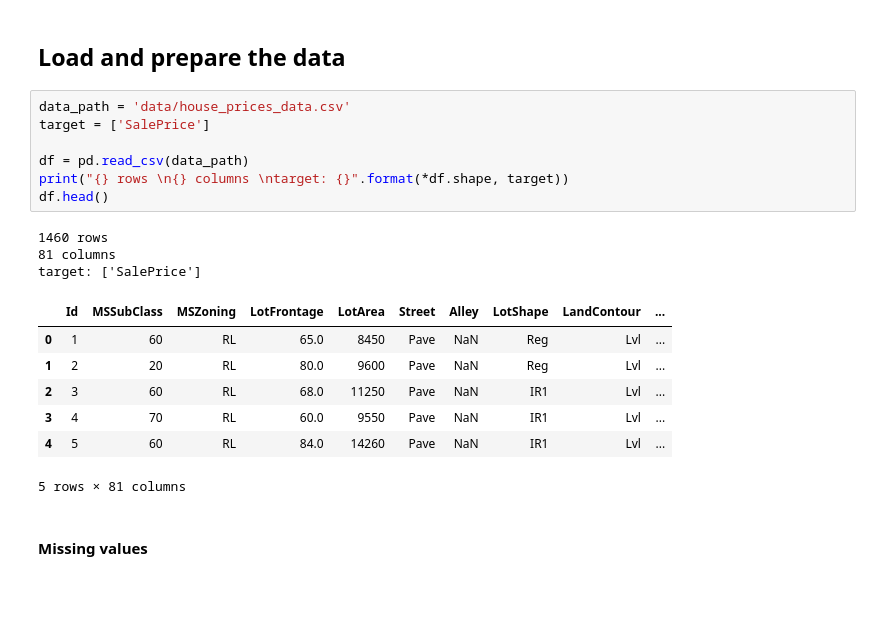
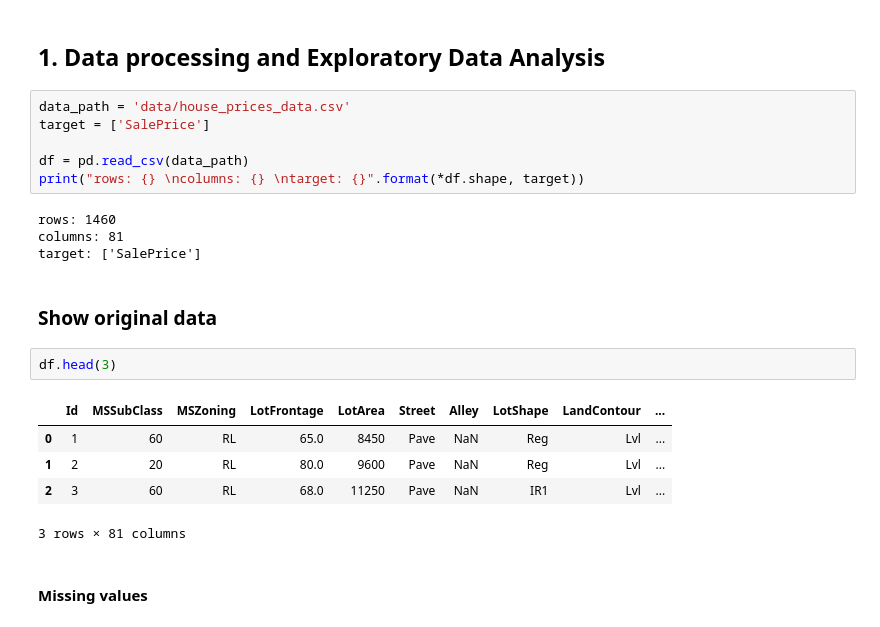
Before and after one commit to angelmtenor/data-science-keras, a Jupyter notebook: house_prices.ipynb, the cells around one changed output. Saved outputs shown, nothing was run; the diff lists cells and outputs as text; blank space fills up the shorter version.

```diff
--- a/house_prices.ipynb
+++ b/house_prices.ipynb
@@ -20,22 +23,24 @@ Using TensorFlow backend.
-# %% [markdown]
-## Load and prepare the data
+# %% [markdown]
+## 1. Data processing and Exploratory Data Analysis
 # %%
 data_path = 'data/house_prices_data.csv'
 target = ['SalePrice']
 
 df = pd.read_csv(data_path)
-print("{} rows \n{} columns \ntarget: {}".format(*df.shape, target))
-df.head()
+print("rows: {} \ncolumns: {} \ntarget: {}".format(*df.shape, target))
 # %% [output]
-1460 rows
-81 columns
+rows: 1460
+columns: 81
 target: ['SalePrice']
-|  | Id | MSSubClass | MSZoning | LotFrontage | LotArea | Street | Alley | LotShape | LandContour | ... |
-| 0 | 1 | 60 | RL | 65.0 | 8450 | Pave | NaN | Reg | Lvl | ... |
-| 1 | 2 | 20 | RL | 80.0 | 9600 | Pave | NaN | Reg | Lvl | ... |
-| 2 | 3 | 60 | RL | 68.0 | 11250 | Pave | NaN | IR1 | Lvl | ... |
-| 3 | 4 | 70 | RL | 60.0 | 9550 | Pave | NaN | IR1 | Lvl | ... |
-| 4 | 5 | 60 | RL | 84.0 | 14260 | Pave | NaN | IR1 | Lvl | ... |
-5 rows × 81 columns
+# %% [markdown]
+### Show original data
+# %%
+df.head(3)
+# %% [output]
+|  | Id | MSSubClass | MSZoning | LotFrontage | LotArea | Street | Alley | LotShape | LandContour | ... |
+| 0 | 1 | 60 | RL | 65.0 | 8450 | Pave | NaN | Reg | Lvl | ... |
+| 1 | 2 | 20 | RL | 80.0 | 9600 | Pave | NaN | Reg | Lvl | ... |
+| 2 | 3 | 60 | RL | 68.0 | 11250 | Pave | NaN | IR1 | Lvl | ... |
+3 rows × 81 columns
 # %% [markdown]
 #### Missing values
```
Also changed, not shown: parts of 12 cells of this notebook, 2 other files.
